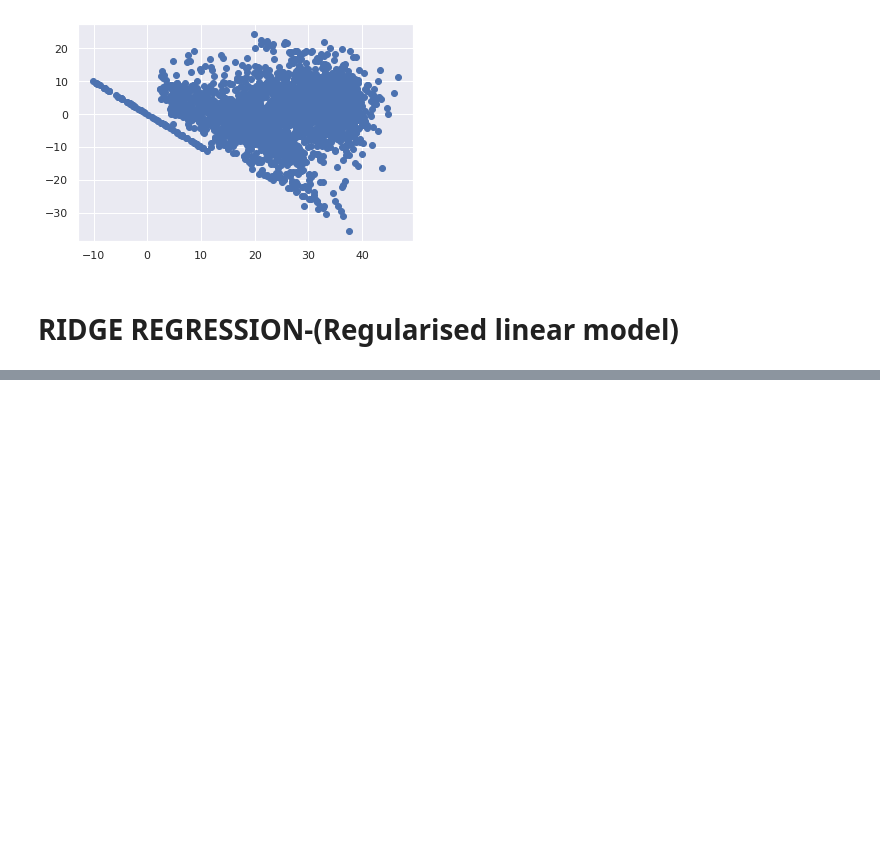
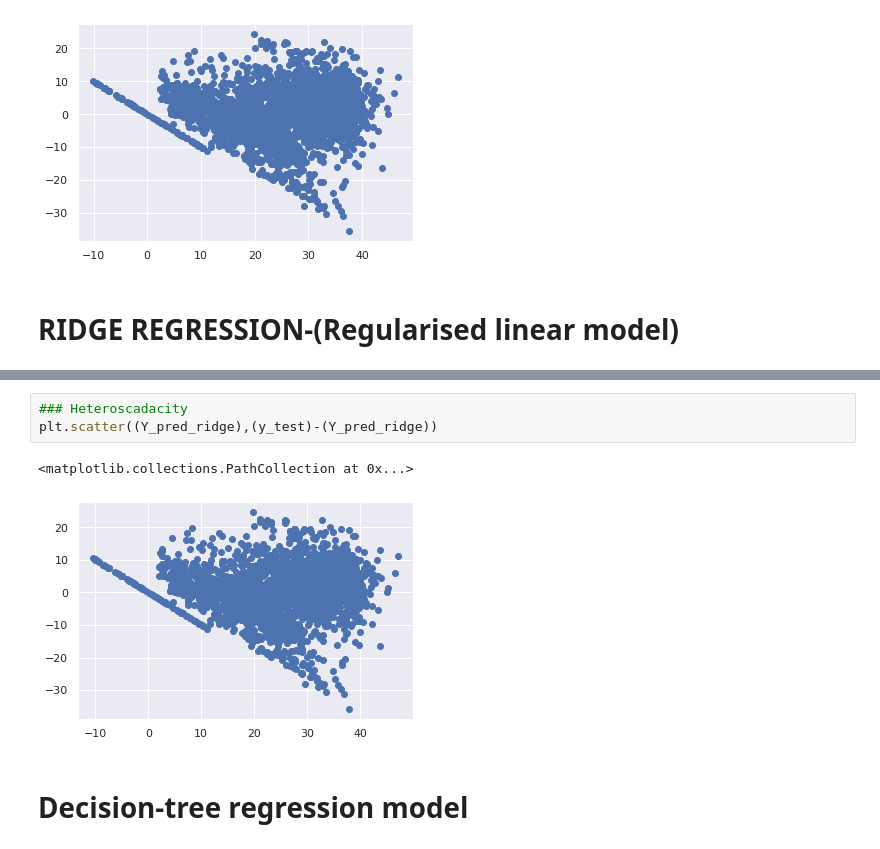
Before and after one commit to praveenbejo95/Bike-sharing-demand-prediction-ML-regression-project-, a Jupyter notebook: Bike_Sharing_Demand_Prediction(Pravin_notebook)_Capstone_Project.ipynb, the cells around one changed output, grey strips where cells are left out. Drawn from its saved outputs; the diff is of its cells as text; blank space fills up the shorter version.

```diff
--- a/Bike_Sharing_Demand_Prediction(Pravin_notebook)_Capstone_Project.ipynb
+++ b/Bike_Sharing_Demand_Prediction(Pravin_notebook)_Capstone_Project.ipynb
@@ -946,0 +999,8 @@ plt.scatter((Y_pred_lasso),(y_test-Y_pred_lasso))
+# %%
+### Heteroscadacity
+plt.scatter((Y_pred_ridge),(y_test)-(Y_pred_ridge))
+# %% [output]
+<matplotlib.collections.PathCollection at 0x...>
+[figure, added]
+# %% [markdown]
+# **Decision-tree regression model**
```
Also changed, not shown: parts of 33 cells of this notebook.
